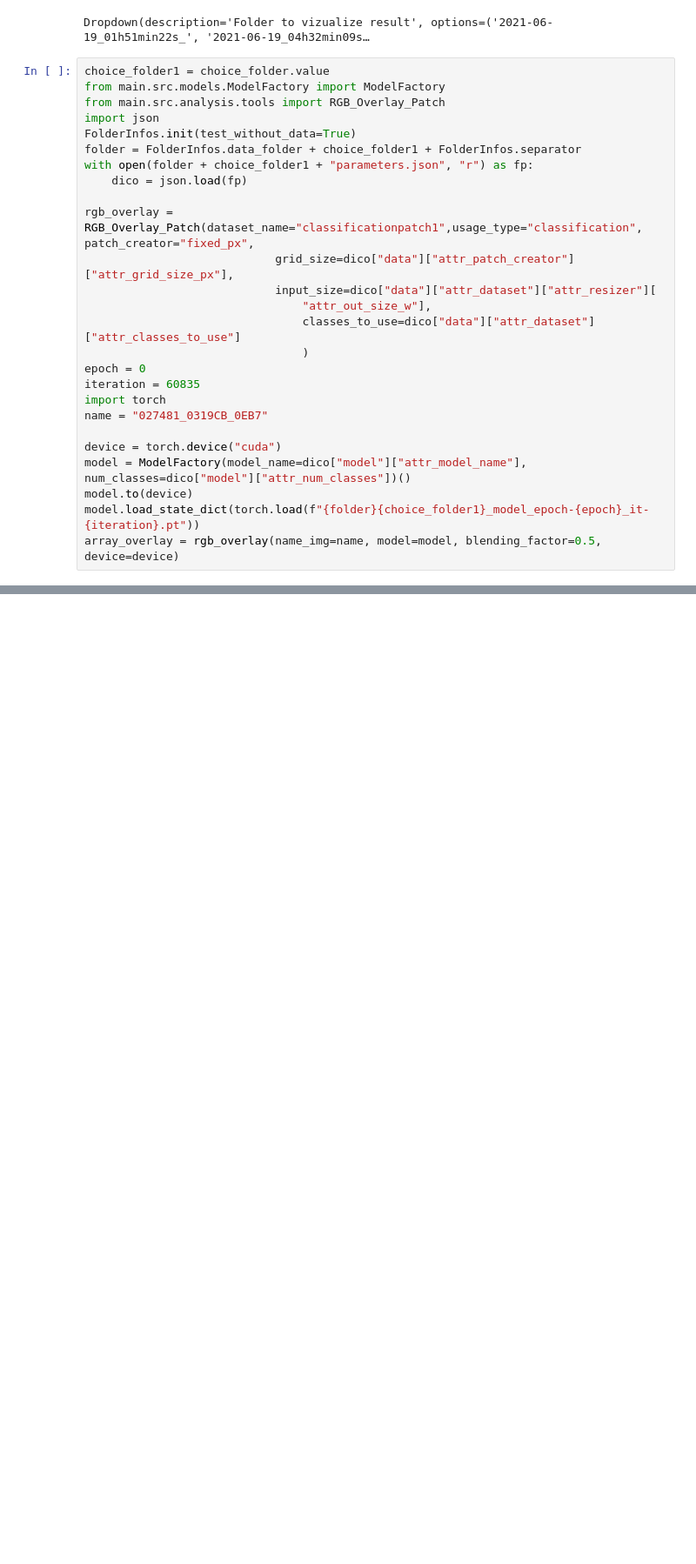
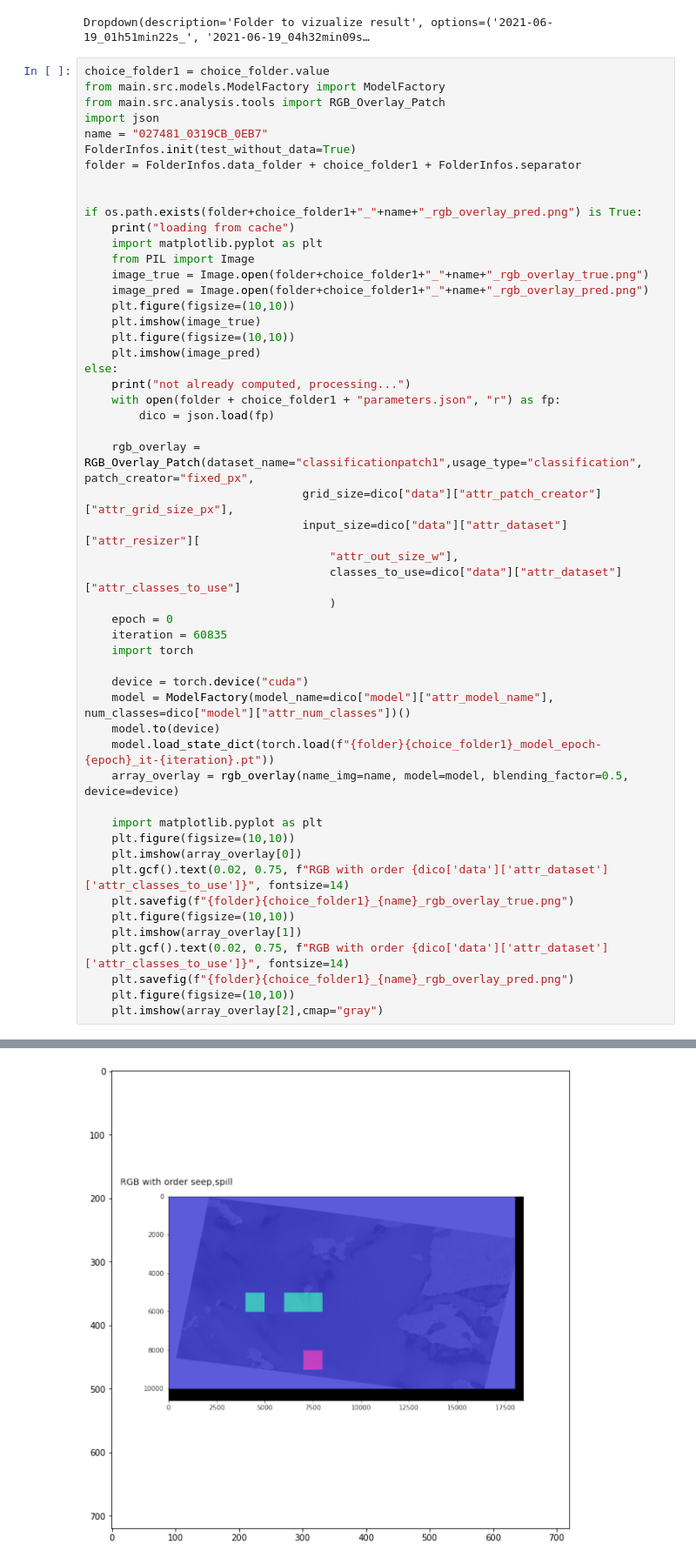
Before and after one commit to Rob174/detection_nappe_hydrocarbures_IMT_cefrem, a Jupyter notebook: main/src/analysis/analysis.ipynb, the cells around one changed output, grey strips where cells are left out. Shown at 87% size. Saved outputs shown, nothing was run; the diff lists cells and outputs as text; blank space fills up the shorter version.

Commit message:
Adding reload from files option for rgb overlay

```diff
--- a/main/src/analysis/analysis.ipynb
+++ b/main/src/analysis/analysis.ipynb
@@ -332,25 +332,51 @@ choice_folder1 = choice_folder.value
 from main.src.models.ModelFactory import ModelFactory
 from main.src.analysis.tools import RGB_Overlay_Patch
 import json
+name = "027481_0319CB_0EB7"
 FolderInfos.init(test_without_data=True)
 folder = FolderInfos.data_folder + choice_folder1 + FolderInfos.separator
-with open(folder + choice_folder1 + "parameters.json", "r") as fp:
-    dico = json.load(fp)
 
-rgb_overlay = RGB_Overlay_Patch(dataset_name="classificationpatch1",usage_type="classification", patch_creator="fixed_px",
-                            grid_size=dico["data"]["attr_patch_creator"]["attr_grid_size_px"],
-                            input_size=dico["data"]["attr_dataset"]["attr_resizer"][
-                                "attr_out_size_w"],
-                                classes_to_use=dico["data"]["attr_dataset"]["attr_classes_to_use"]
-                                )
-epoch = 0
-iteration = 60835
-import torch
-name = "027481_0319CB_0EB7"
 
-device = torch.device("cuda")
-model = ModelFactory(model_name=dico["model"]["attr_model_name"], num_classes=dico["model"]["attr_num_classes"])()
-model.to(device)
-model.load_state_dict(torch.load(f"{folder}{choice_folder1}_model_epoch-{epoch}_it-{iteration}.pt"))
-array_overlay = rgb_overlay(name_img=name, model=model, blending_factor=0.5, device=device)
+if os.path.exists(folder+choice_folder1+"_"+name+"_rgb_overlay_pred.png") is True:
+    print("loading from cache")
+    import matplotlib.pyplot as plt
+    from PIL import Image
+    image_true = Image.open(folder+choice_folder1+"_"+name+"_rgb_overlay_true.png")
+    image_pred = Image.open(folder+choice_folder1+"_"+name+"_rgb_overlay_pred.png")
+    plt.figure(figsize=(10,10))
+    plt.imshow(image_true)
+    plt.figure(figsize=(10,10))
+    plt.imshow(image_pred)
+else:
+    print("not already computed, processing...")
+    with open(folder + choice_folder1 + "parameters.json", "r") as fp:
+        dico = json.load(fp)
+
+    rgb_overlay = RGB_Overlay_Patch(dataset_name="classificationpatch1",usage_type="classification", patch_creator="fixed_px",
+                                grid_size=dico["data"]["attr_patch_creator"]["attr_grid_size_px"],
+                                input_size=dico["data"]["attr_dataset"]["attr_resizer"][
+                                    "attr_out_size_w"],
+                                    classes_to_use=dico["data"]["attr_dataset"]["attr_classes_to_use"]
+                                    )
+    epoch = 0
+    iteration = 60835
+    import torch
+
+    device = torch.device("cuda")
+    model = ModelFactory(model_name=dico["model"]["attr_model_name"], num_classes=dico["model"]["attr_num_classes"])()
+    model.to(device)
+    model.load_state_dict(torch.load(f"{folder}{choice_folder1}_model_epoch-{epoch}_it-{iteration}.pt"))
+    array_overlay = rgb_overlay(name_img=name, model=model, blending_factor=0.5, device=device)
+
+    import matplotlib.pyplot as plt
+    plt.figure(figsize=(10,10))
+    plt.imshow(array_overlay[0])
+    plt.gcf().text(0.02, 0.75, f"RGB with order {dico['data']['attr_dataset']['attr_classes_to_use']}", fontsize=14)
+    plt.savefig(f"{folder}{choice_folder1}_{name}_rgb_overlay_true.png")
+    plt.figure(figsize=(10,10))
+    plt.imshow(array_overlay[1])
+    plt.gcf().text(0.02, 0.75, f"RGB with order {dico['data']['attr_dataset']['attr_classes_to_use']}", fontsize=14)
+    plt.savefig(f"{folder}{choice_folder1}_{name}_rgb_overlay_pred.png")
+    plt.figure(figsize=(10,10))
+    plt.imshow(array_overlay[2],cmap="gray")
 # %% [output]
@@ -357,0 +384 @@ array_overlay = rgb_overlay(name_img=name, model=model, blending_factor=0.5, dev
+[figure, added]
```
Also changed, not shown: parts of 2 cells of this notebook.
